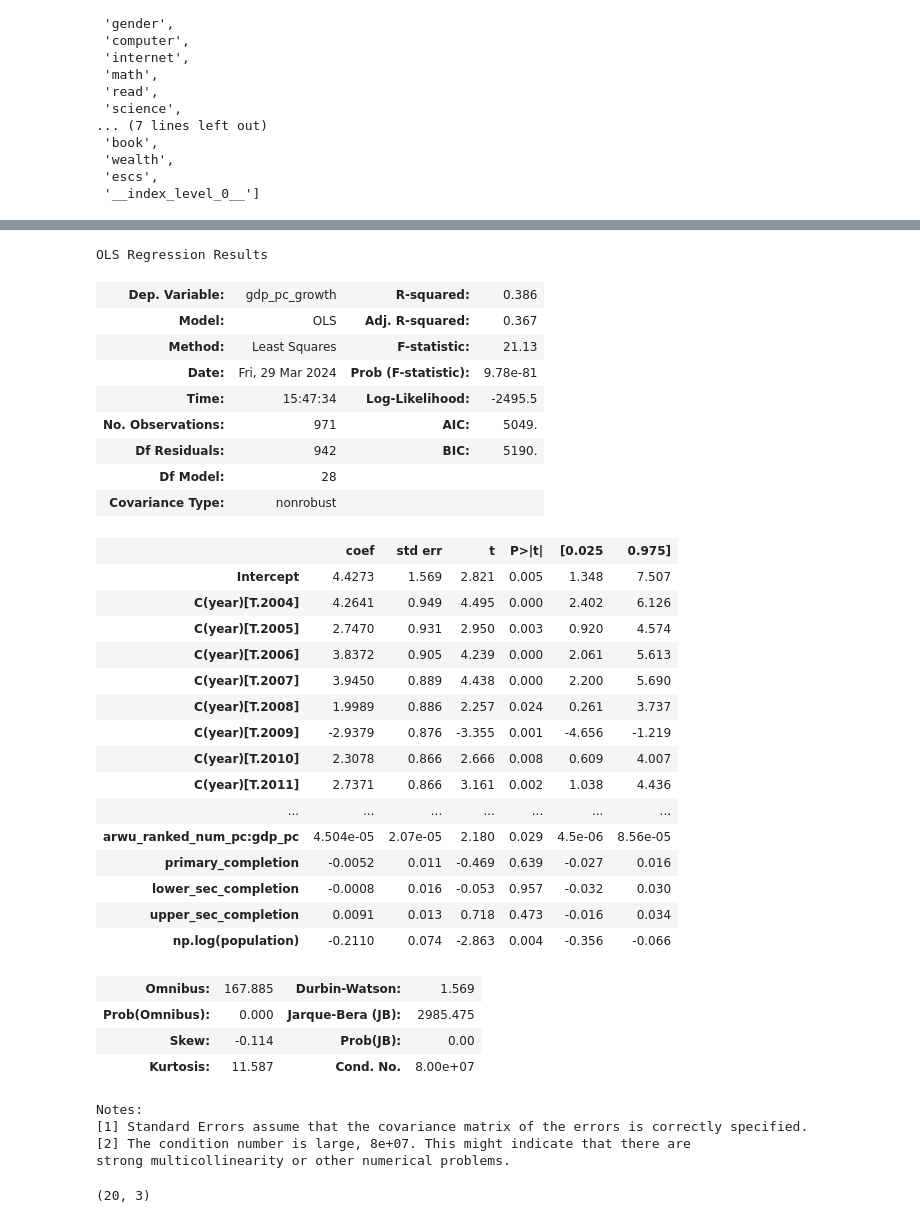
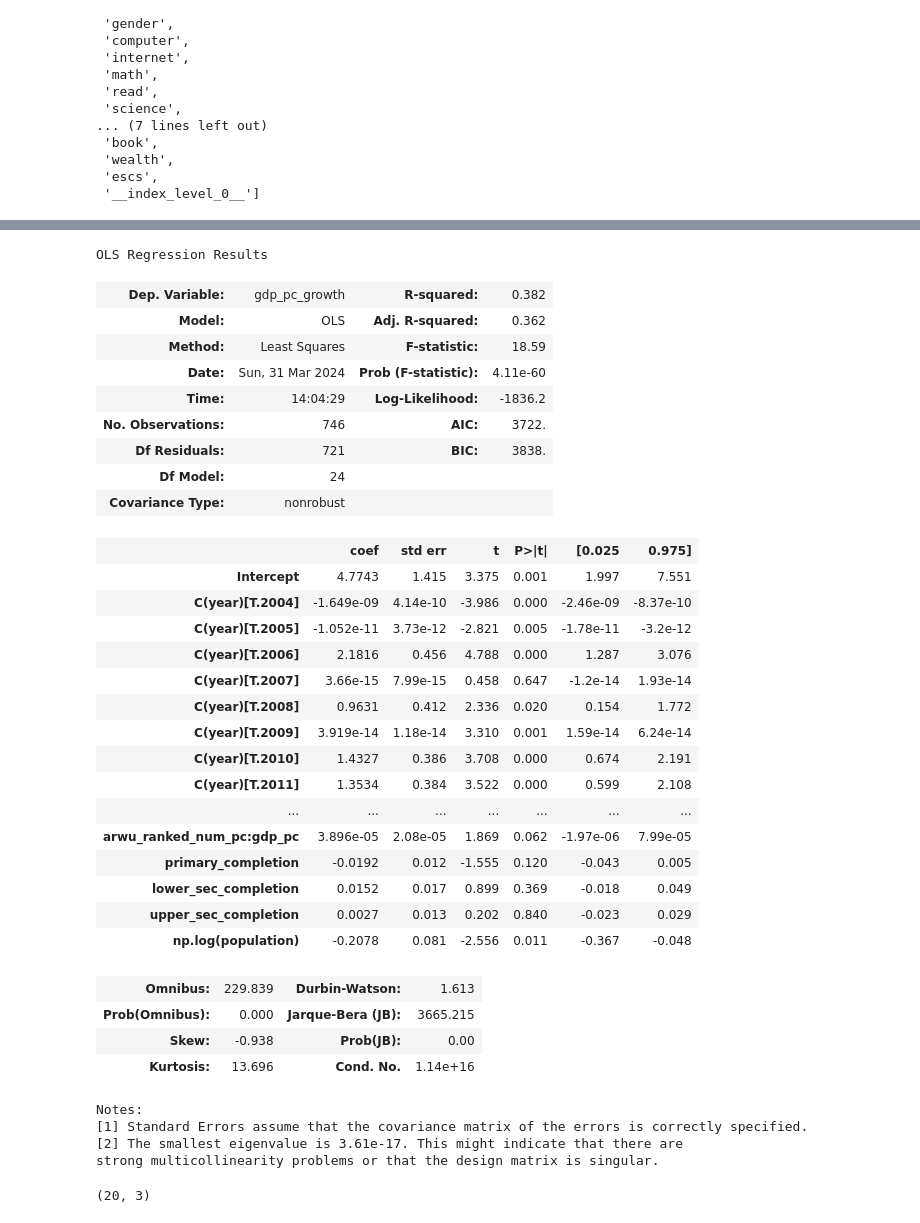
Before and after one commit to jamesxu123/econ442, a Jupyter notebook: old_explore.ipynb, the cells around one changed output, grey strips where cells are left out. Cells and saved outputs as stored; diff of their text form; code cells hidden in the pictures.

```diff
--- a/old_explore.ipynb
+++ b/old_explore.ipynb
@@ -41,6 +41,10 @@ merged = merged.join(q, on=["country", "year"], how="left").with_columns(pl.col(
 imo_df = pl.scan_parquet("./data/imo_00_23.parquet").select(["code", "total", "year"]).rename({"code": "country", "total": "imo_total_score"})
 # %%
 merged = merged.join(imo_df, on=["country", "year"], how="left").with_columns(pl.col("imo_total_score").fill_null(0))
+# %%
+eiu_dem = pl.scan_csv("./data/democracy-index-eiu.csv").rename({"Code": "country", "Year": "year"}).select(["country", "year", "democracy_eiu"])
+# %%
+merged = merged.join(eiu_dem, on=["country", "year"], how="left")
 # %%
 df2 = merged.collect()
 # %%
@@ -184,40 +189,40 @@ strong multicollinearity or other numerical problems.
 # %%
-smf.ols("gdp_pc_growth ~ gdp_pc + imo_total_score*gdp_pc + arwu_ranked_num_pc*gdp_pc + primary_completion + lower_sec_completion + upper_sec_completion + np.log(population) + C(year) ", pd_df).fit().summary()
+smf.ols("gdp_pc_growth ~ gdp_pc + democracy_eiu + imo_total_score*gdp_pc + arwu_ranked_num_pc*gdp_pc + primary_completion + lower_sec_completion + upper_sec_completion + np.log(population) + C(year) ", pd_df).fit().summary()
 # %% [output]
 OLS Regression Results
-| Dep. Variable: | gdp_pc_growth | R-squared: | 0.386 |
-| Model: | OLS | Adj. R-squared: | 0.367 |
-| Method: | Least Squares | F-statistic: | 21.13 |
-| Date: | Fri, 29 Mar 2024 | Prob (F-statistic): | 9.78e-81 |
-| Time: | 15:47:34 | Log-Likelihood: | -2495.5 |
-| No. Observations: | 971 | AIC: | 5049. |
-| Df Residuals: | 942 | BIC: | 5190. |
-| Df Model: | 28 |  |  |
+| Dep. Variable: | gdp_pc_growth | R-squared: | 0.382 |
+| Model: | OLS | Adj. R-squared: | 0.362 |
+| Method: | Least Squares | F-statistic: | 18.59 |
+| Date: | Sun, 31 Mar 2024 | Prob (F-statistic): | 4.11e-60 |
+| Time: | 14:04:29 | Log-Likelihood: | -1836.2 |
+| No. Observations: | 746 | AIC: | 3722. |
+| Df Residuals: | 721 | BIC: | 3838. |
+| Df Model: | 24 |  |  |
 | Covariance Type: | nonrobust |  |  |
 |  | coef | std err | t | P>|t| | [0.025 | 0.975] |
-| Intercept | 4.4273 | 1.569 | 2.821 | 0.005 | 1.348 | 7.507 |
-| C(year)[T.2004] | 4.2641 | 0.949 | 4.495 | 0.000 | 2.402 | 6.126 |
-| C(year)[T.2005] | 2.7470 | 0.931 | 2.950 | 0.003 | 0.920 | 4.574 |
-| C(year)[T.2006] | 3.8372 | 0.905 | 4.239 | 0.000 | 2.061 | 5.613 |
-| C(year)[T.2007] | 3.9450 | 0.889 | 4.438 | 0.000 | 2.200 | 5.690 |
-| C(year)[T.2008] | 1.9989 | 0.886 | 2.257 | 0.024 | 0.261 | 3.737 |
-| C(year)[T.2009] | -2.9379 | 0.876 | -3.355 | 0.001 | -4.656 | -1.219 |
-| C(year)[T.2010] | 2.3078 | 0.866 | 2.666 | 0.008 | 0.609 | 4.007 |
-| C(year)[T.2011] | 2.7371 | 0.866 | 3.161 | 0.002 | 1.038 | 4.436 |
+| Intercept | 4.7743 | 1.415 | 3.375 | 0.001 | 1.997 | 7.551 |
+| C(year)[T.2004] | -1.649e-09 | 4.14e-10 | -3.986 | 0.000 | -2.46e-09 | -8.37e-10 |
+| C(year)[T.2005] | -1.052e-11 | 3.73e-12 | -2.821 | 0.005 | -1.78e-11 | -3.2e-12 |
+| C(year)[T.2006] | 2.1816 | 0.456 | 4.788 | 0.000 | 1.287 | 3.076 |
+| C(year)[T.2007] | 3.66e-15 | 7.99e-15 | 0.458 | 0.647 | -1.2e-14 | 1.93e-14 |
+| C(year)[T.2008] | 0.9631 | 0.412 | 2.336 | 0.020 | 0.154 | 1.772 |
+| C(year)[T.2009] | 3.919e-14 | 1.18e-14 | 3.310 | 0.001 | 1.59e-14 | 6.24e-14 |
+| C(year)[T.2010] | 1.4327 | 0.386 | 3.708 | 0.000 | 0.674 | 2.191 |
+| C(year)[T.2011] | 1.3534 | 0.384 | 3.522 | 0.000 | 0.599 | 2.108 |
 | ... | ... | ... | ... | ... | ... | ... |
-| arwu_ranked_num_pc:gdp_pc | 4.504e-05 | 2.07e-05 | 2.180 | 0.029 | 4.5e-06 | 8.56e-05 |
-| primary_completion | -0.0052 | 0.011 | -0.469 | 0.639 | -0.027 | 0.016 |
-| lower_sec_completion | -0.0008 | 0.016 | -0.053 | 0.957 | -0.032 | 0.030 |
-| upper_sec_completion | 0.0091 | 0.013 | 0.718 | 0.473 | -0.016 | 0.034 |
-| np.log(population) | -0.2110 | 0.074 | -2.863 | 0.004 | -0.356 | -0.066 |
+| arwu_ranked_num_pc:gdp_pc | 3.896e-05 | 2.08e-05 | 1.869 | 0.062 | -1.97e-06 | 7.99e-05 |
+| primary_completion | -0.0192 | 0.012 | -1.555 | 0.120 | -0.043 | 0.005 |
+| lower_sec_completion | 0.0152 | 0.017 | 0.899 | 0.369 | -0.018 | 0.049 |
+| upper_sec_completion | 0.0027 | 0.013 | 0.202 | 0.840 | -0.023 | 0.029 |
+| np.log(population) | -0.2078 | 0.081 | -2.556 | 0.011 | -0.367 | -0.048 |
-| Omnibus: | 167.885 | Durbin-Watson: | 1.569 |
-| Prob(Omnibus): | 0.000 | Jarque-Bera (JB): | 2985.475 |
-| Skew: | -0.114 | Prob(JB): | 0.00 |
-| Kurtosis: | 11.587 | Cond. No. | 8.00e+07 |
+| Omnibus: | 229.839 | Durbin-Watson: | 1.613 |
+| Prob(Omnibus): | 0.000 | Jarque-Bera (JB): | 3665.215 |
+| Skew: | -0.938 | Prob(JB): | 0.00 |
+| Kurtosis: | 13.696 | Cond. No. | 1.14e+16 |
 Notes:
 [1] Standard Errors assume that the covariance matrix of the errors is correctly specified.
-[2] The condition number is large, 8e+07. This might indicate that there are
-strong multicollinearity or other numerical problems.
+[2] The smallest eigenvalue is 3.61e-17. This might indicate that there are
+strong multicollinearity problems or that the design matrix is singular.
 # %%
 fig = px.scatter(df2, y="in_math99", x="gdp_pc_growth", color='gdp_pc', hover_data=["country", "year"])
 fig.show()
```
Also changed, not shown: parts of 12 cells of this notebook, 9 other files.
